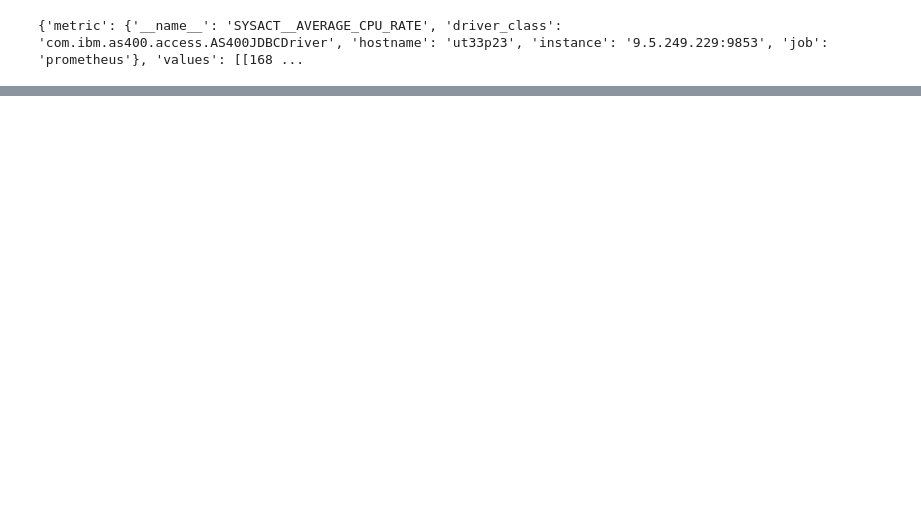
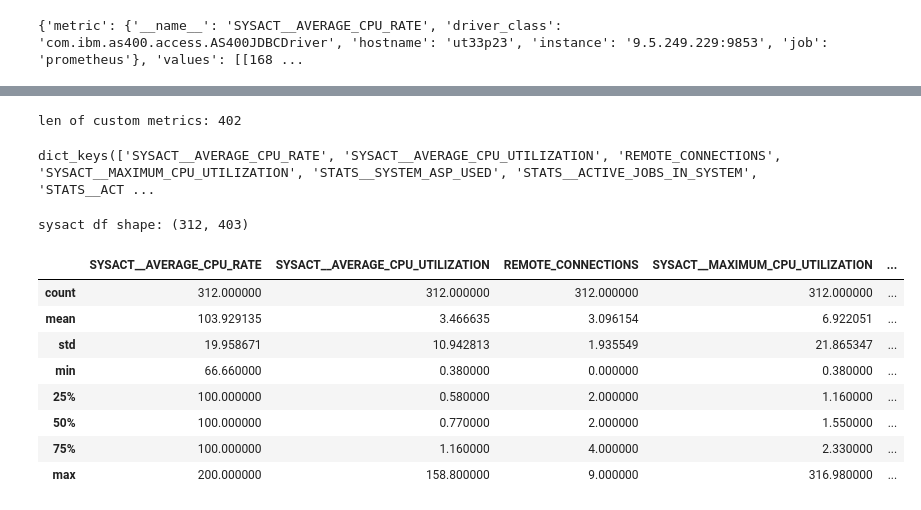
Before and after one commit to ajshedivy/ibmi-system-metrics, a Jupyter notebook: notebooks/metric-data-eda.ipynb, the cells around one changed output, grey strips where cells are left out. Saved outputs shown, nothing was run; the diff lists cells and outputs as text; code cells hidden in the pictures; blank space fills up the shorter version.

```diff
--- a/notebooks/metric-data-eda.ipynb
+++ b/notebooks/metric-data-eda.ipynb
@@ -119,0 +266,40 @@ remote_connections_df.plot()
+# %%
+metrics_url = "http://localhost:9090/api/v1/label/__name__/values"
+metrics_client = PrometheusQuery(metrics_url)
+metrics_data = metrics_client.get_data()
+
+hook = "__"
+custom_metrics = []
+old_metrics = ['UT33P23', 'UT51P41']
+for metric in metrics_data['data']:
+    if hook in metric and all(m not in metric for m in old_metrics):
+        custom_metrics.append(metric)
+
+print("len of custom metrics:", len(custom_metrics))
+
+for metric in custom_metrics:
+    metric_df = client.run_query(metric, step)
+
+client.cleaned_metrics.keys()
+# %% [output]
+len of custom metrics: 402
+dict_keys(['SYSACT__AVERAGE_CPU_RATE', 'SYSACT__AVERAGE_CPU_UTILIZATION', 'REMOTE_CONNECTIONS', 'SYSACT__MAXIMUM_CPU_UTILIZATION', 'STATS__SYSTEM_ASP_USED', 'STATS__ACTIVE_JOBS_IN_SYSTEM', 'STATS__ACT ...
+# %%
+# concat all the dataframes
+master_df = pd.concat([v for k, v in client.get_cleaned_metrics().items() if k not in []], axis=1)
+print("sysact df shape:", master_df.shape)
+
+# drop columns with only one unique value
+master_df = master_df.loc[:, master_df.nunique() != 1]
+master_df.describe()
+# %% [output]
+sysact df shape: (312, 403)
+|  | SYSACT__AVERAGE_CPU_RATE | SYSACT__AVERAGE_CPU_UTILIZATION | REMOTE_CONNECTIONS | SYSACT__MAXIMUM_CPU_UTILIZATION | ... |
+| count | 312.000000 | 312.000000 | 312.000000 | 312.000000 | ... |
+| mean | 103.929135 | 3.466635 | 3.096154 | 6.922051 | ... |
+| std | 19.958671 | 10.942813 | 1.935549 | 21.865347 | ... |
+| min | 66.660000 | 0.380000 | 0.000000 | 0.380000 | ... |
+| 25% | 100.000000 | 0.580000 | 2.000000 | 1.160000 | ... |
+| 50% | 100.000000 | 0.770000 | 2.000000 | 1.550000 | ... |
+| 75% | 100.000000 | 1.160000 | 4.000000 | 2.330000 | ... |
+| max | 200.000000 | 158.800000 | 9.000000 | 316.980000 | ... |
```
Also changed, not shown: parts of 19 cells of this notebook.
